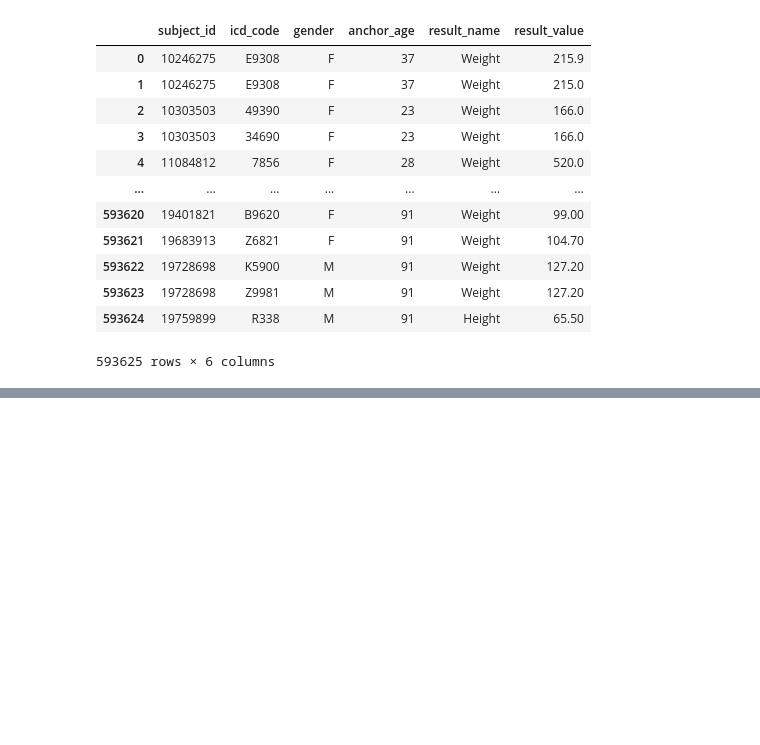
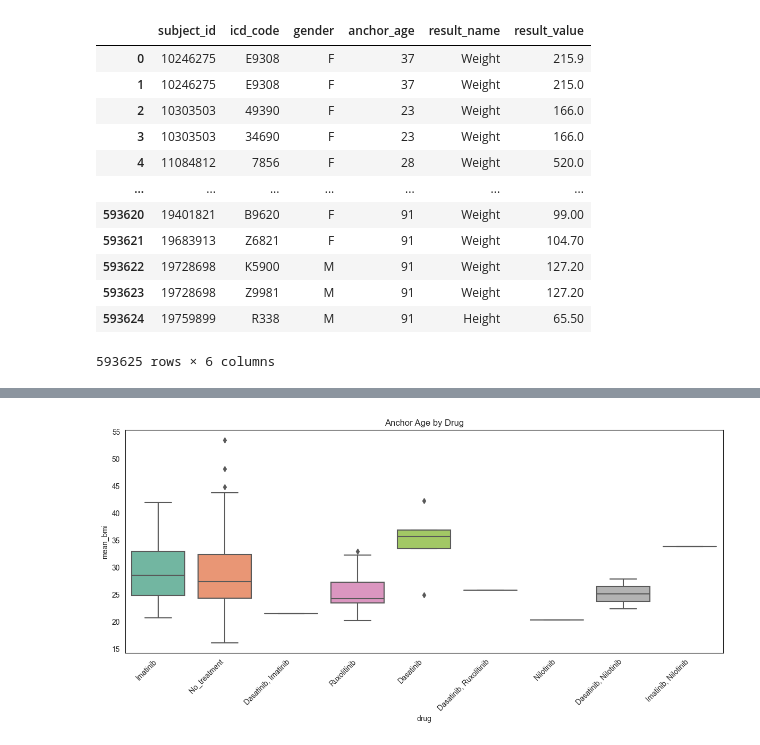
Before and after one commit to yloughribi/Internship, a Jupyter notebook: Model_Training.ipynb, the cells around one changed output, grey strips where cells are left out. Cells and saved outputs as stored; diff of their text form; code cells hidden in the pictures; blank space fills up the shorter version.

```diff
--- a/Model_Training.ipynb
+++ b/Model_Training.ipynb
@@ -241,3 +300,10 @@ plot_triangular_heatmap(df_drugs_grouped, numeric_cols, drop_cols=['subject_id',
 # %%
+plt.figure(figsize=(12, 6))
 sns.boxplot(data=df_drugs_grouped, x='drug', y='mean_bmi', palette='Set2')
+plt.xticks(rotation=45, ha='right')
+plt.title("Anchor Age by Drug")
+plt.tight_layout()
+plt.show()
+# %% [output]
+[figure, added]
 # %%
```
Also changed, not shown: parts of 22 cells of this notebook, 1 other file.
